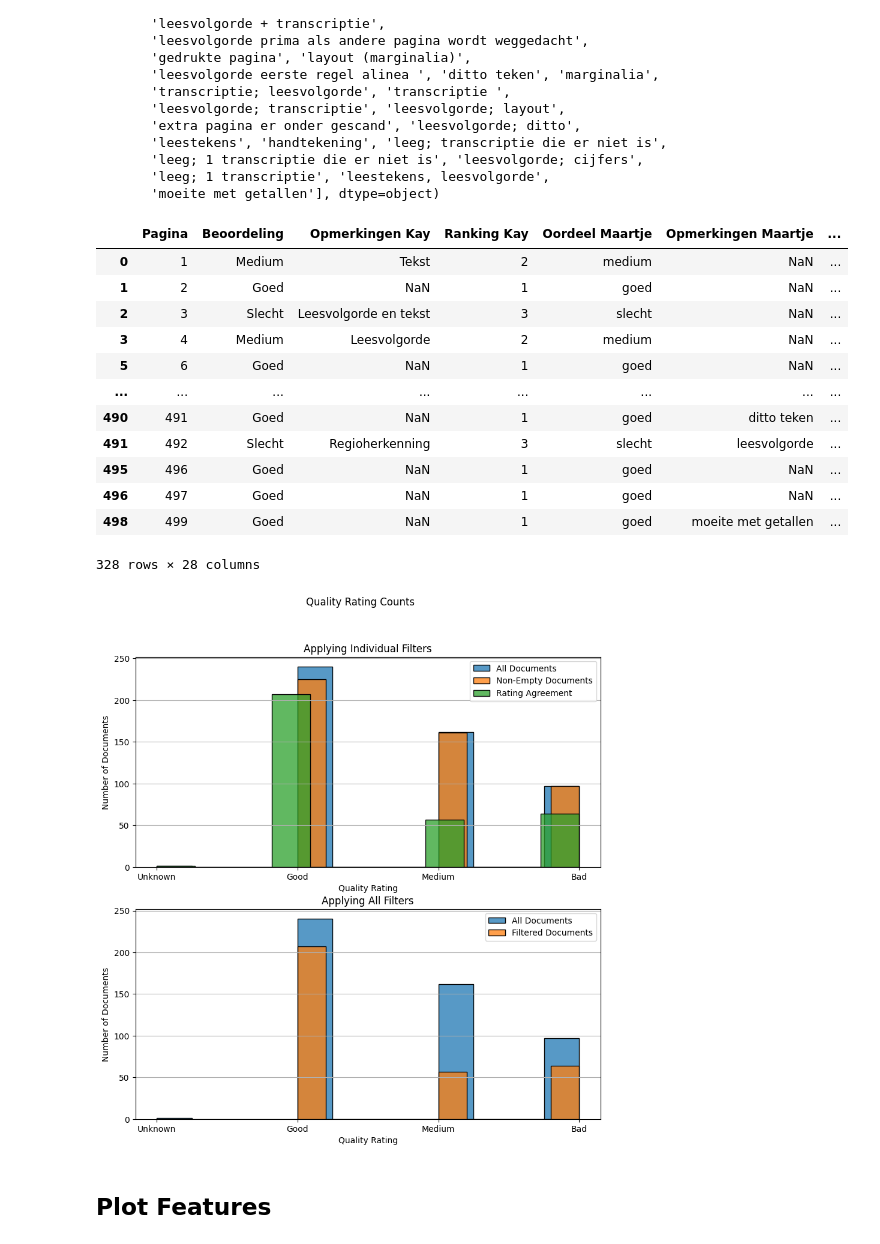
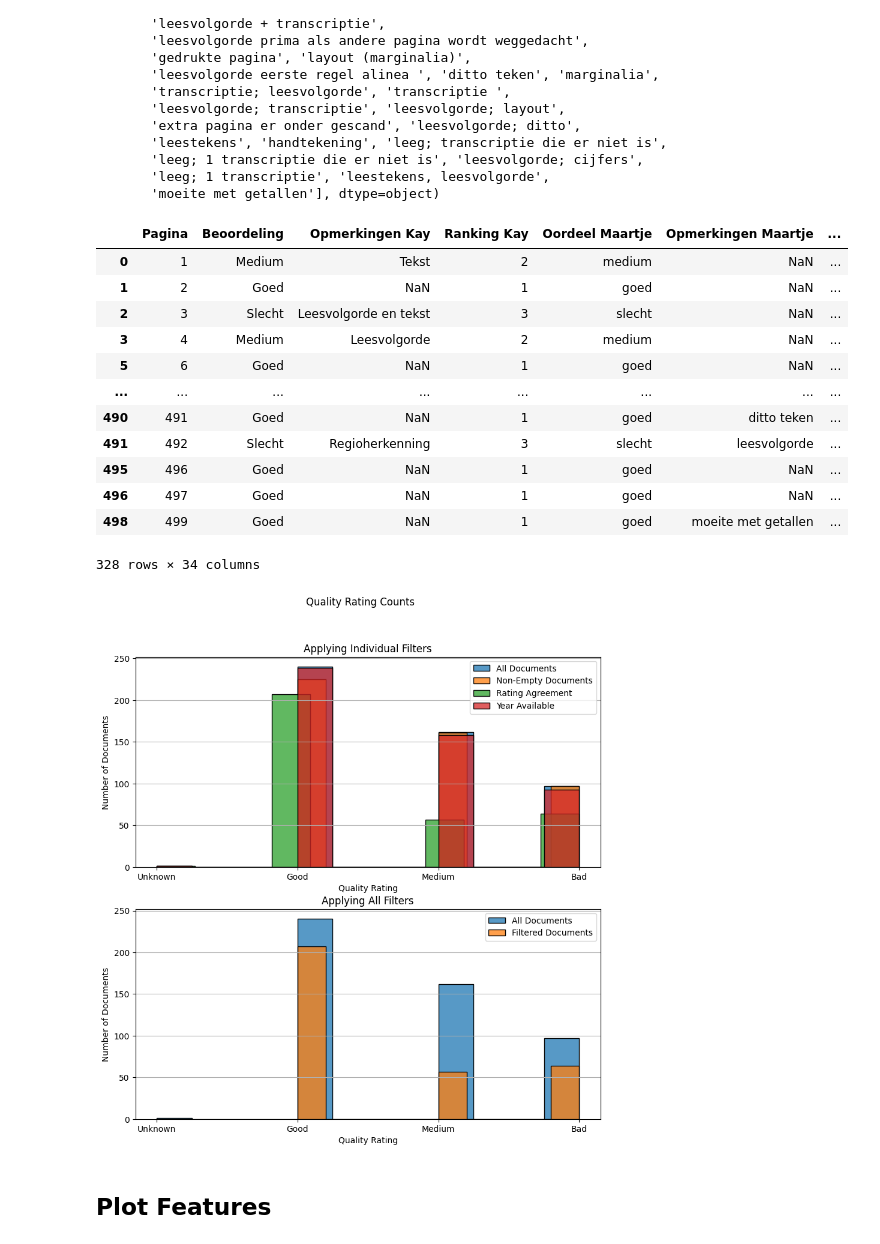
Before and after one commit to LAHTeR/htr-quality-classifier, a Jupyter notebook: notebooks/quality.ipynb, the cells around one changed output. Saved outputs shown, nothing was run; the diff lists cells and outputs as text; code cells hidden in the pictures.

```diff
--- a/notebooks/quality.ipynb
+++ b/notebooks/quality.ipynb
@@ -501,0 +510,7 @@ scale_year(1800)
+# %%
+years = pd.read_csv(
+    METADATA_FILE,
+    sep="\t",
+    # dtype={"year_begin": "int64", "year_end": "int64"}, ,
+)
+years
@@ -502,7 +542,4 @@ scale_year(1800)
 # %% [markdown]
 # Scoring
-# %%
-DATA_DIR = REPOSITORY_PATH / "data"
-assert DATA_DIR.is_dir()
 # %%
 JUDGEMENTS_FILE = DATA_DIR / "limited2 review overview 20220713.csv"
@@ -808,0 +846,8 @@ Ground truth missing year information
+# %%
+judgements = judgements.join(
+    years.set_index("inventory_number").groupby("inventory_number").first(),
+    on="Invno",
+    how="left",
+    validate="many_to_one",
+)
+judgements
@@ -911,6 +984,7 @@ array([nan, 'leeg', 'leeg; transcriptie die er niet hoort',
 # %%
 non_empty = judgements.loc[(judgements.text.str.len() > 0) & (judgements.Som > 0)]
 agreement = judgements.loc[judgements["Ranking Kay"] == judgements["Ranking Maartje"]]
+has_year_begin = judgements.loc[judgements.year_begin.notna()]
 non_layout = judgements[
     ~(
         (judgements["Opmerkingen Maartje"].str.lower().str.contains("layout"))
@@ -922,7 +996,9 @@ non_layout = judgements[
 
 
 filtered = judgements.iloc[
-    non_empty.index.intersection(agreement.index)  # .intersection(non_layout.index)
+    non_empty.index.intersection(agreement.index)
+    # .intersection(has_year_begin.index)
+    # .intersection(non_layout.index)
 ]
 filtered
 # %% [output]
@@ -938,35 +1014,36 @@ filtered
 | 495 | 496 | Goed | NaN | 1 | goed | NaN | ... |
 | 496 | 497 | Goed | NaN | 1 | goed | NaN | ... |
 | 498 | 499 | Goed | NaN | 1 | goed | moeite met getallen | ... |
-328 rows × 28 columns
+328 rows × 34 columns
 # %%
 fig, (ax1, ax2) = plt.subplots(nrows=2, figsize=(10, 10), sharex=False, sharey=True)
 
 
 fig.suptitle("Quality Rating Counts")
 
 sns.color_palette("tab10")
 
 ax1.set_title("Applying Individual Filters")
 sns.histplot(judgements.quality, label="All Documents", ax=ax1)
 sns.histplot(non_empty.quality, label="Non-Empty Documents", ax=ax1)
 sns.histplot(agreement.quality, label="Rating Agreement", ax=ax1)
 # sns.histplot(non_layout.quality, label="Non-Layout Issue", ax=ax1)
+sns.histplot(has_year_begin.quality, label="Year Available", ax=ax1)
 
 ax2.set_title("Applying All Filters")
 sns.histplot(judgements.quality, label="All Documents", ax=ax2)
 sns.histplot(filtered.quality, label="Filtered Documents", ax=ax2)
 
 for ax in (ax1, ax2):
     ax.grid(axis="y")
     ax.set_ylabel("Number of Documents")
     ax.set_xlabel("Quality Rating")
     ax.set_xticks(range(4))
     ax.set_xticklabels(["Unknown", "Good", "Medium", "Bad"])
 
     ax.legend()
 # %% [output]
-[figure, old version]
+[figure, new version]
 # %% [markdown]
 ## Plot Features
 # %%
```
Also changed, not shown: parts of 51 cells of this notebook, 1 other file.
